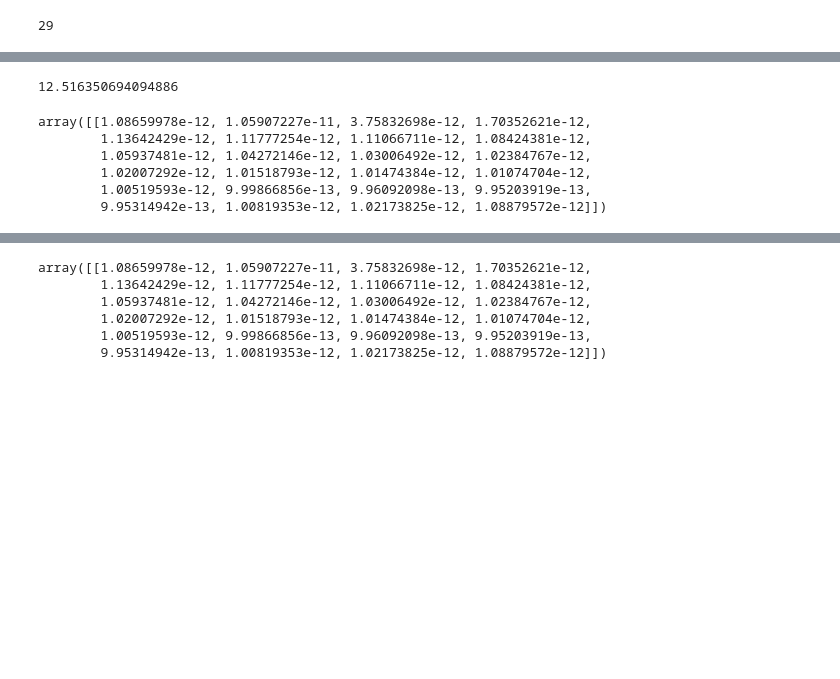
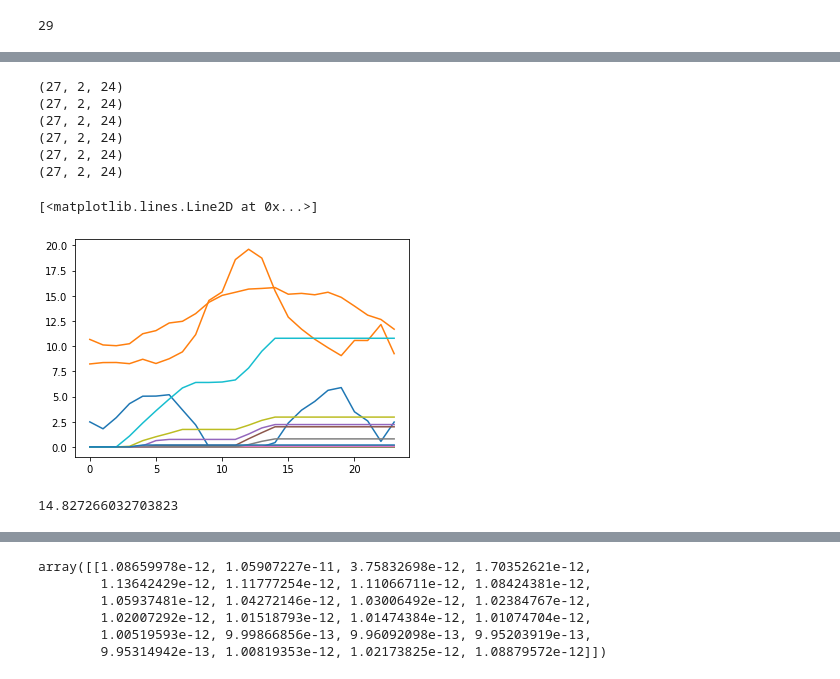
Before and after one commit to The-Wolf3/CE295-OPF, a Jupyter notebook: Multiperiod.ipynb, the cells around one changed output, grey strips where cells are left out. Saved outputs shown, nothing was run; the diff lists cells and outputs as text; code cells hidden in the pictures; blank space fills up the shorter version.

```diff
--- a/Multiperiod.ipynb
+++ b/Multiperiod.ipynb
@@ -239,0 +249,10 @@ avgs.shape
+# %%
+def MPC(day, init_sot):
+    ls =[]
+    sot = init_sot
+    for t in range(24):
+        genDat = getMPCData(day, t=t)
+        res = runMOPF(case39, genDat, T=24, init_sot=sot, robust=True, cycle=False)
+        sot = res.sot[:,1]
+        ls.append(res)
+    return ls
@@ -240,4 +263,31 @@ avgs.shape
+# %%
+results3 = MPC(-8, np.zeros(39))
+# %% [output]
+(27, 2, 24)
+(27, 2, 24)
+(27, 2, 24)
+(27, 2, 24)
+(27, 2, 24)
+(27, 2, 24)
+# %%
+np.sum(res.diesel)
+res.diesel
+mpcdiesel = np.zeros(24)
+mpcrenew = np.zeros(24)
+mpcsot = np.zeros((39,24))
+for t in range(24):
+    mpcdiesel[t] = results3[t].diesel[0,0]
+    mpcrenew[t] = np.sum(results3[t].renew[:,0])
+    mpcsot[:,t] = results3[t].sot[:,0]
+# %%
+plt.plot(mpcdiesel)
+plt.plot(mpcrenew)
+[plt.plot(mpcsot[i,:]) for i in range(39)]
+plt.plot(np.sum(genDat.Load_data[:,0,:], axis=0))
+# %% [output]
+[<matplotlib.lines.Line2D at 0x...>]
+[figure, added]
 # %%
-np.sum(Load_data[:,1, 0])
+np.sum(mpcdiesel)
 # %% [output]
-12.516350694094886
+14.827266032703823
@@ -247,13 +294,3 @@ res2 = runMOPF(case39, genDat, T=24, init_sot=0, robust=True)
-# %%
-np.sum(res.diesel)
-res.diesel
-# %% [output]
-array([[1.08659978e-12, 1.05907227e-11, 3.75832698e-12, 1.70352621e-12,
-        1.13642429e-12, 1.11777254e-12, 1.11066711e-12, 1.08424381e-12,
-        1.05937481e-12, 1.04272146e-12, 1.03006492e-12, 1.02384767e-12,
-        1.02007292e-12, 1.01518793e-12, 1.01474384e-12, 1.01074704e-12,
-        1.00519593e-12, 9.99866856e-13, 9.96092098e-13, 9.95203919e-13,
-        9.95314942e-13, 1.00819353e-12, 1.02173825e-12, 1.08879572e-12]])
 # %%
 print(np.sum(res.diesel))
 print(np.sum(res2.diesel))
```
Also changed, not shown: parts of 11 cells of this notebook, 2 other files.
